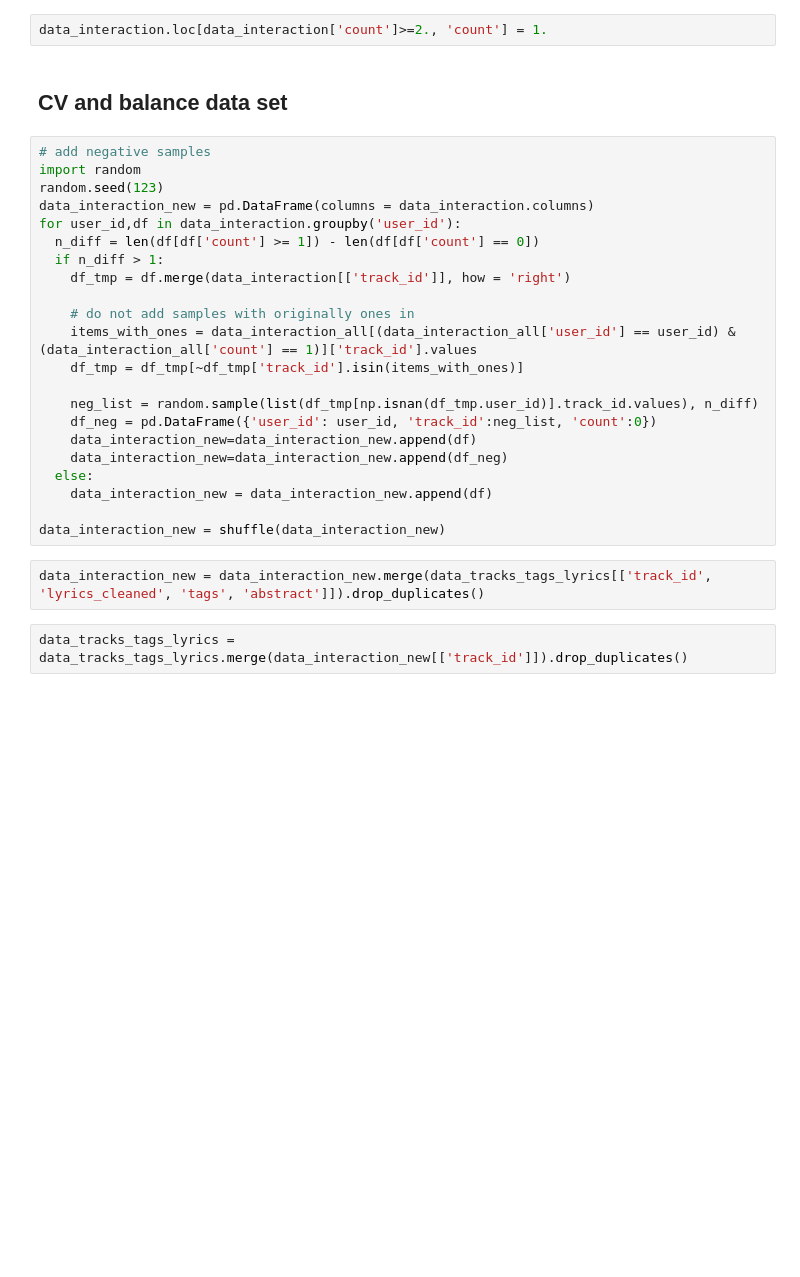
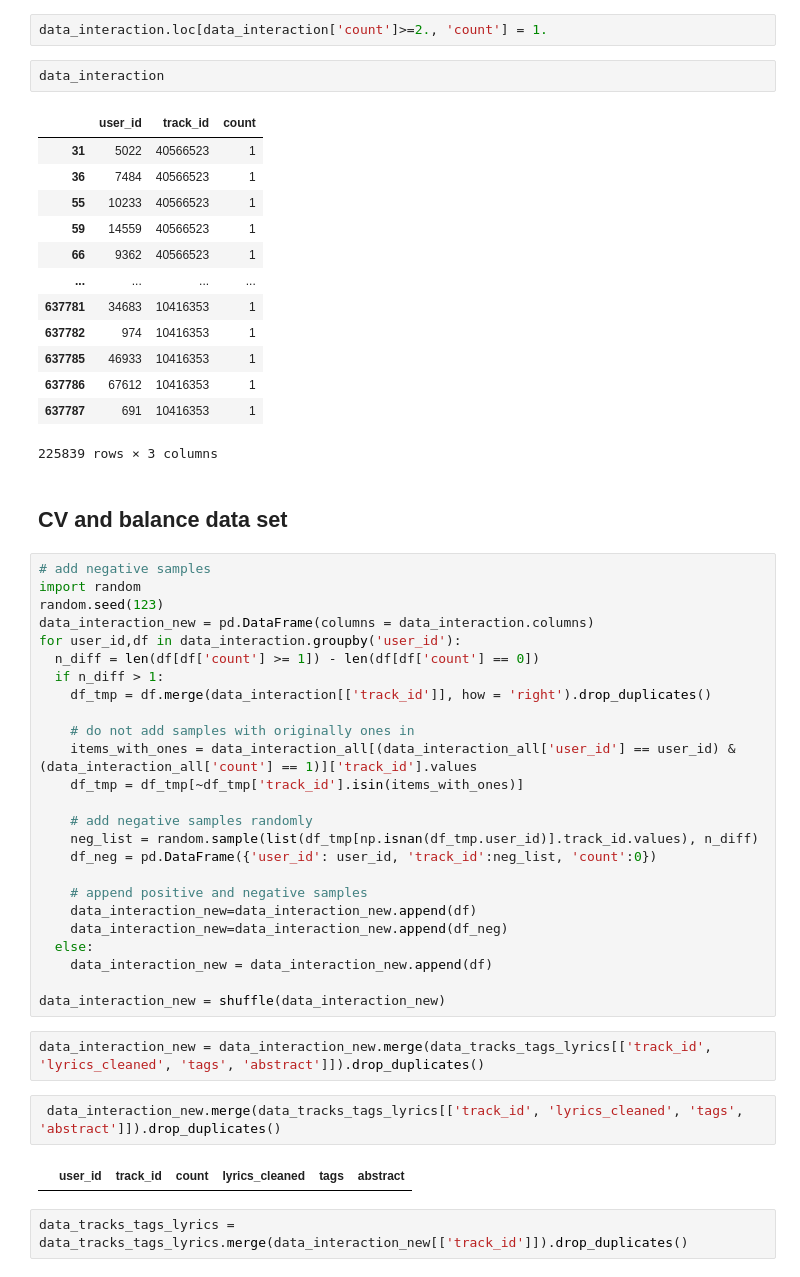
Before and after one commit to Katrin-Leberfinger/Hybrid-gender-debiased-music-recommendation, a Jupyter notebook: 01_data_preprocessing.ipynb, the cells around one changed output. Cells and saved outputs as stored; diff of their text form; blank space fills up the shorter version.

```diff
--- a/01_data_preprocessing.ipynb
+++ b/01_data_preprocessing.ipynb
@@ -54,6 +58,22 @@ users = df_per_users[df_per_users['counts'] >= 25]['user_id'].values
 data_interaction = data_interaction[data_interaction['user_id'].isin(users)]
 # %%
 data_interaction.loc[data_interaction['count']>=2., 'count'] = 1.
+# %%
+data_interaction
+# %% [output]
+|  | user_id | track_id | count |
+| 31 | 5022 | 40566523 | 1 |
+| 36 | 7484 | 40566523 | 1 |
+| 55 | 10233 | 40566523 | 1 |
+| 59 | 14559 | 40566523 | 1 |
+| 66 | 9362 | 40566523 | 1 |
+| ... | ... | ... | ... |
+| 637781 | 34683 | 10416353 | 1 |
+| 637782 | 974 | 10416353 | 1 |
+| 637785 | 46933 | 10416353 | 1 |
+| 637786 | 67612 | 10416353 | 1 |
+| 637787 | 691 | 10416353 | 1 |
+225839 rows × 3 columns
 # %% [markdown]
 ## CV and balance data set
 # %%
@@ -64,14 +84,17 @@ data_interaction_new = pd.DataFrame(columns = data_interaction.columns)
 for user_id,df in data_interaction.groupby('user_id'):
   n_diff = len(df[df['count'] >= 1]) - len(df[df['count'] == 0])
   if n_diff > 1:
-    df_tmp = df.merge(data_interaction[['track_id']], how = 'right')
+    df_tmp = df.merge(data_interaction[['track_id']], how = 'right').drop_duplicates()
 
     # do not add samples with originally ones in
     items_with_ones = data_interaction_all[(data_interaction_all['user_id'] == user_id) & (data_interaction_all['count'] == 1)]['track_id'].values
     df_tmp = df_tmp[~df_tmp['track_id'].isin(items_with_ones)]
 
+    # add negative samples randomly
     neg_list = random.sample(list(df_tmp[np.isnan(df_tmp.user_id)].track_id.values), n_diff)
     df_neg = pd.DataFrame({'user_id': user_id, 'track_id':neg_list, 'count':0})
+
+    # append positive and negative samples
     data_interaction_new=data_interaction_new.append(df)
     data_interaction_new=data_interaction_new.append(df_neg)
   else:
@@ -80,6 +103,10 @@ for user_id,df in data_interaction.groupby('user_id'):
 data_interaction_new = shuffle(data_interaction_new)
 # %%
 data_interaction_new = data_interaction_new.merge(data_tracks_tags_lyrics[['track_id', 'lyrics_cleaned', 'tags', 'abstract']]).drop_duplicates()
+# %%
+ data_interaction_new.merge(data_tracks_tags_lyrics[['track_id', 'lyrics_cleaned', 'tags', 'abstract']]).drop_duplicates()
+# %% [output]
+|  | user_id | track_id | count | lyrics_cleaned | tags | abstract |
 # %%
 data_tracks_tags_lyrics = data_tracks_tags_lyrics.merge(data_interaction_new[['track_id']]).drop_duplicates()
 # %%
```
Also changed, not shown: parts of 23 cells of this notebook.
